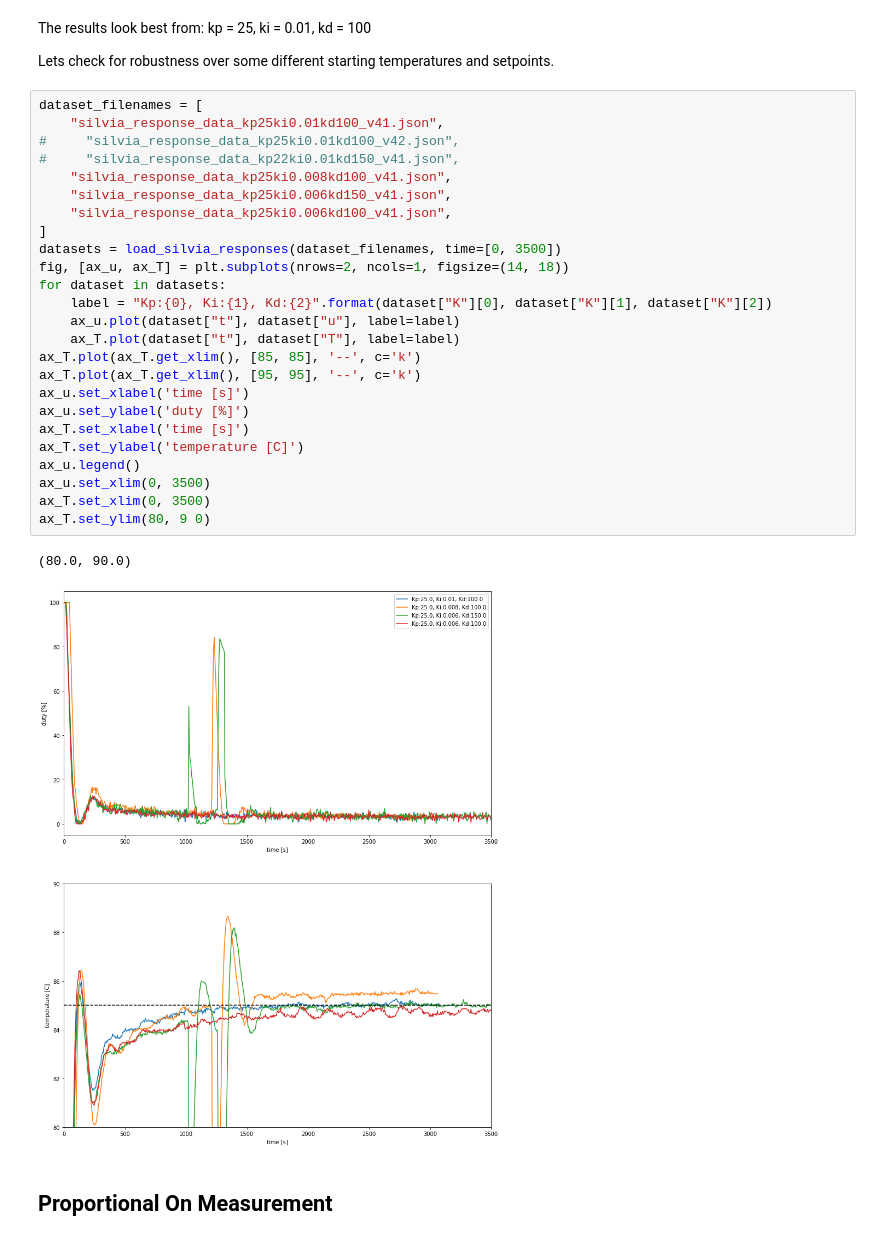
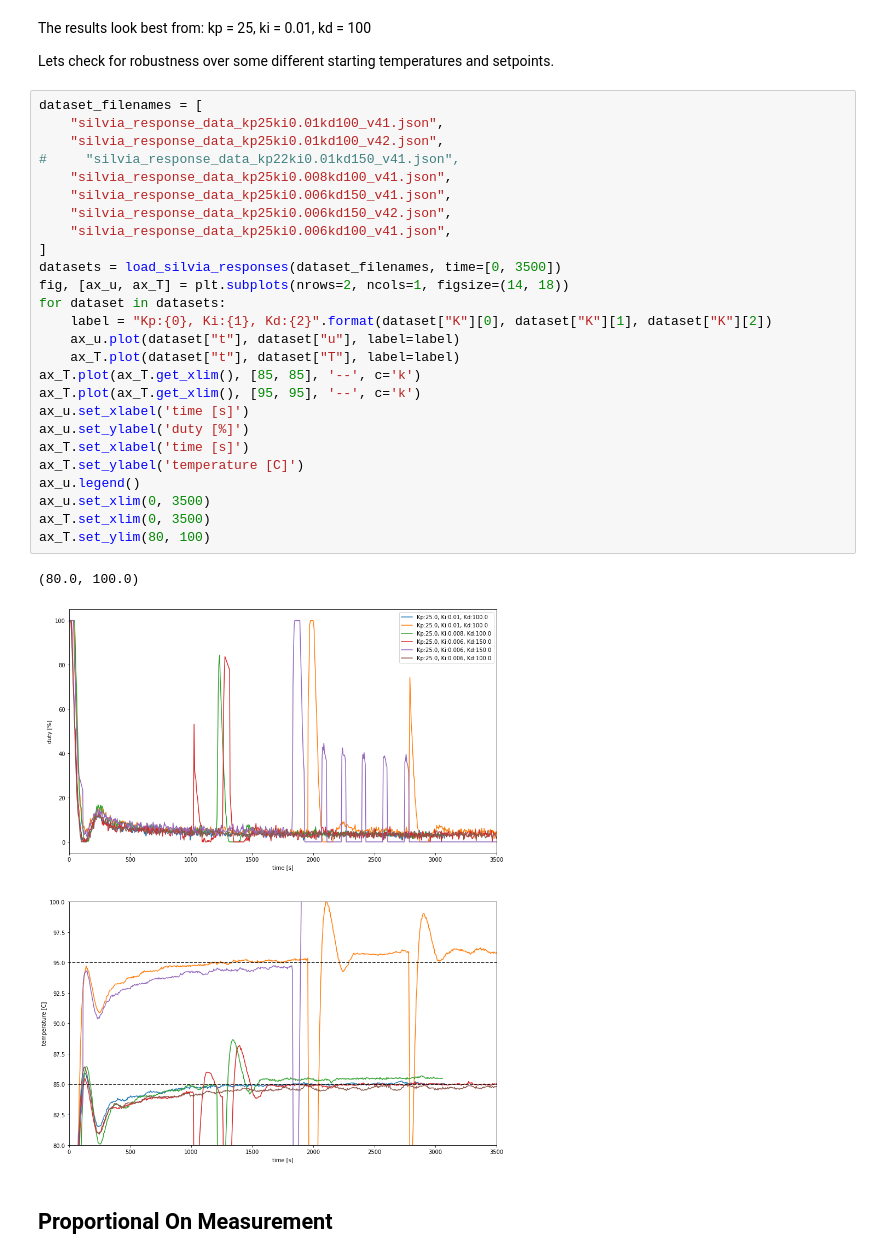
Before and after one commit to anh-agent-git/silvia, a Jupyter notebook: docs/docs/control/assets/silvia_manual_tuning.ipynb, the cells around one changed output. Drawn from its saved outputs; the diff is of its cells as text.

```diff
--- a/docs/docs/control/assets/silvia_manual_tuning.ipynb
+++ b/docs/docs/control/assets/silvia_manual_tuning.ipynb
@@ -844,31 +844,32 @@ Lets check for robustness over some different starting temperatures and setpoint
 # %%
 dataset_filenames = [
     "silvia_response_data_kp25ki0.01kd100_v41.json",
-#     "silvia_response_data_kp25ki0.01kd100_v42.json",
+    "silvia_response_data_kp25ki0.01kd100_v42.json",
 #     "silvia_response_data_kp22ki0.01kd150_v41.json",
     "silvia_response_data_kp25ki0.008kd100_v41.json",
     "silvia_response_data_kp25ki0.006kd150_v41.json",
+    "silvia_response_data_kp25ki0.006kd150_v42.json",
     "silvia_response_data_kp25ki0.006kd100_v41.json",
 ]
 datasets = load_silvia_responses(dataset_filenames, time=[0, 3500])
 fig, [ax_u, ax_T] = plt.subplots(nrows=2, ncols=1, figsize=(14, 18))
 for dataset in datasets:
     label = "Kp:{0}, Ki:{1}, Kd:{2}".format(dataset["K"][0], dataset["K"][1], dataset["K"][2])
     ax_u.plot(dataset["t"], dataset["u"], label=label)
     ax_T.plot(dataset["t"], dataset["T"], label=label)
 ax_T.plot(ax_T.get_xlim(), [85, 85], '--', c='k')
 ax_T.plot(ax_T.get_xlim(), [95, 95], '--', c='k')
 ax_u.set_xlabel('time [s]')
 ax_u.set_ylabel('duty [%]')
 ax_T.set_xlabel('time [s]')
 ax_T.set_ylabel('temperature [C]')
 ax_u.legend()
 ax_u.set_xlim(0, 3500)
 ax_T.set_xlim(0, 3500)
-ax_T.set_ylim(80, 9 0)
+ax_T.set_ylim(80, 100)
 # %% [output]
-(80.0, 90.0)
+(80.0, 100.0)
-[figure, old version]
+[figure, new version]
 # %% [markdown]
 ## Proportional On Measurement
 # %%
```
Also changed, not shown: parts of 2 cells of this notebook, 6 other files.
